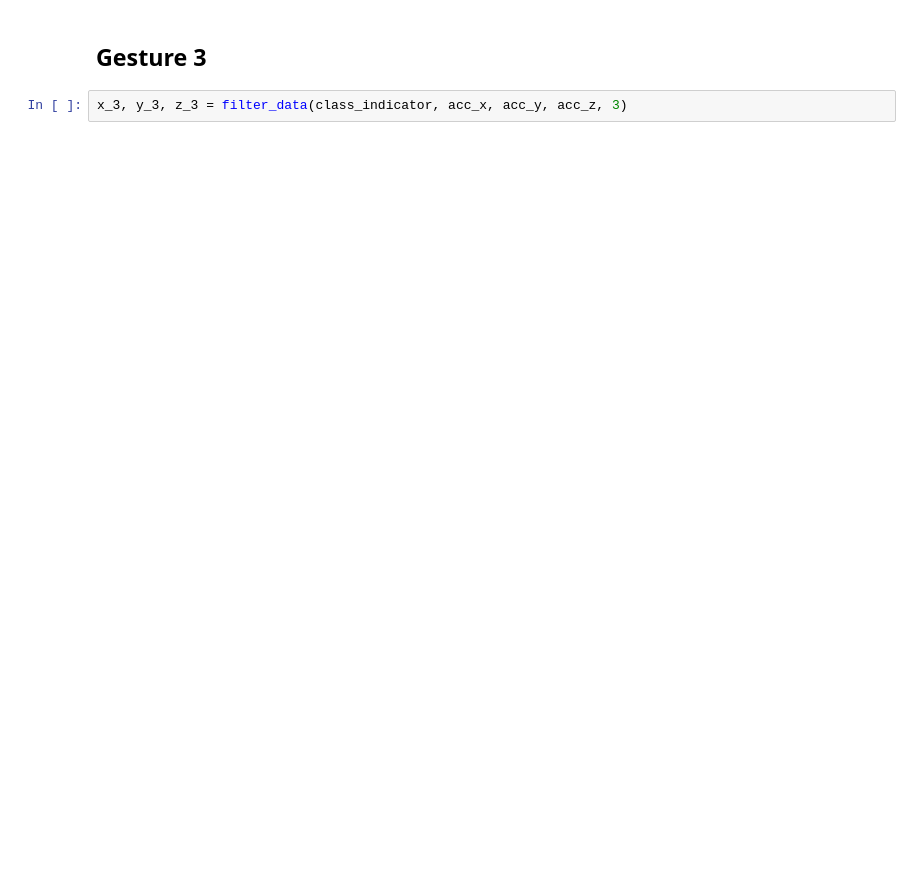
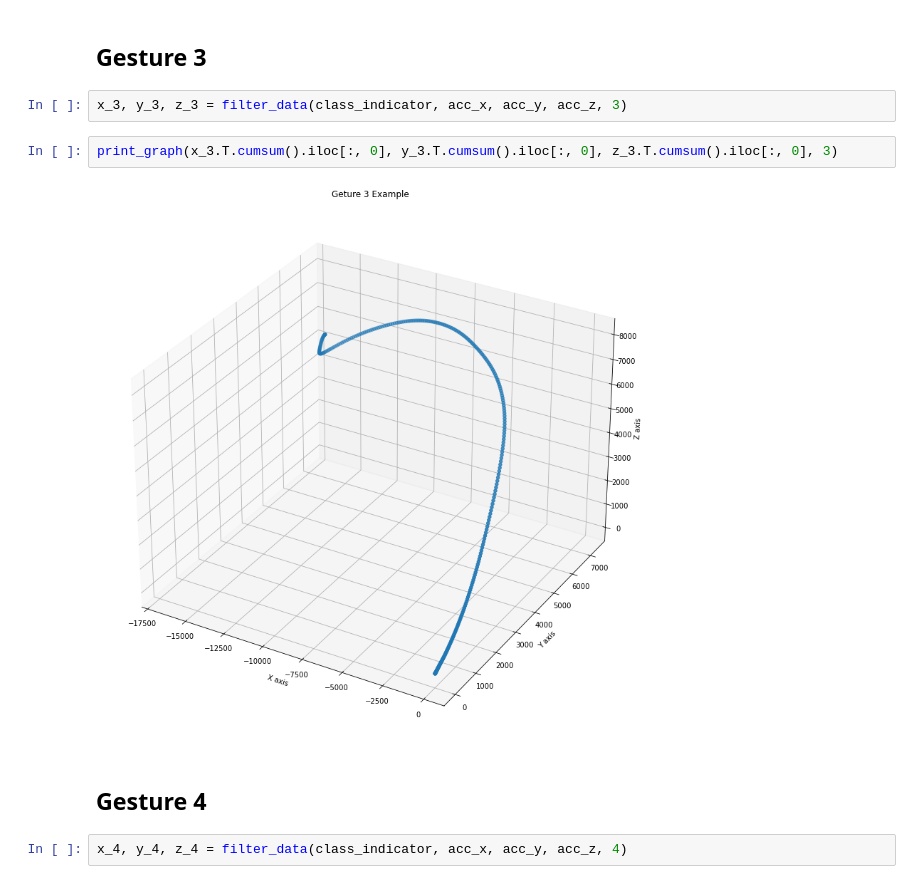
Before and after one commit to BU-IE-48B/fall21-mbahadir, a Jupyter notebook: Homework1/Homework1.ipynb, the cells around one changed output. Drawn from its saved outputs; the diff is of its cells as text; blank space fills up the shorter version.

```diff
--- a/Homework1/Homework1.ipynb
+++ b/Homework1/Homework1.ipynb
@@ -80,3 +90,11 @@ x_2, y_2, z_2 = filter_data(class_indicator, acc_x, acc_y, acc_z, 2)
 ## Gesture 3
 # %%
 x_3, y_3, z_3 = filter_data(class_indicator, acc_x, acc_y, acc_z, 3)
+# %%
+print_graph(x_3.T.cumsum().iloc[:, 0], y_3.T.cumsum().iloc[:, 0], z_3.T.cumsum().iloc[:, 0], 3)
+# %% [output]
+[figure, added]
+# %% [markdown]
+## Gesture 4
+# %%
+x_4, y_4, z_4 = filter_data(class_indicator, acc_x, acc_y, acc_z, 4)
```
Also changed, not shown: parts of 34 cells of this notebook.
